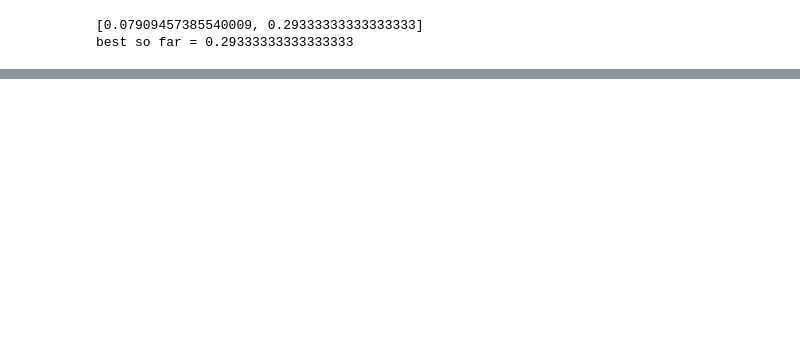
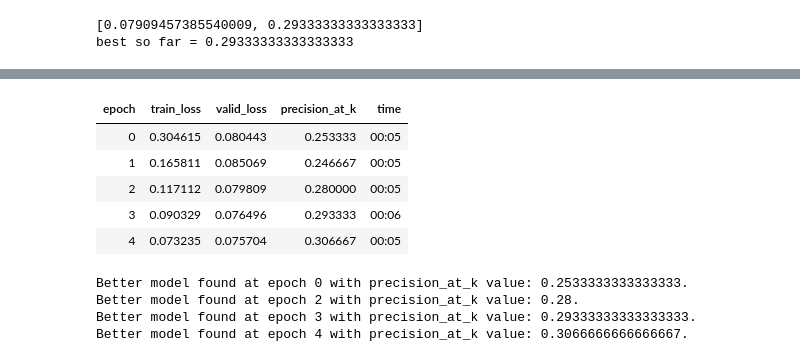
Before and after one commit to debjyotiSRoy/xcube, a Jupyter notebook: nbs/18_tutorial.train_mimic3.ipynb, the cells around one changed output, grey strips where cells are left out. Drawn from its saved outputs; the diff is of its cells as text; code cells hidden in the pictures; blank space fills up the shorter version.

```diff
--- a/nbs/18_tutorial.train_mimic3.ipynb
+++ b/nbs/18_tutorial.train_mimic3.ipynb
@@ -817,0 +847,13 @@ best so far = 0.29333333333333333
+# %%
+learn_r.fit_one_cycle(5, lr_max=0.13182567358016967, moms=(0.8,0.7,0.8), wd=0.1)
+# %% [output]
+| epoch | train_loss | valid_loss | precision_at_k | time |
+| 0 | 0.304615 | 0.080443 | 0.253333 | 00:05 |
+| 1 | 0.165811 | 0.085069 | 0.246667 | 00:05 |
+| 2 | 0.117112 | 0.079809 | 0.280000 | 00:05 |
+| 3 | 0.090329 | 0.076496 | 0.293333 | 00:06 |
+| 4 | 0.073235 | 0.075704 | 0.306667 | 00:05 |
+Better model found at epoch 0 with precision_at_k value: 0.2533333333333333.
+Better model found at epoch 2 with precision_at_k value: 0.28.
+Better model found at epoch 3 with precision_at_k value: 0.29333333333333333.
+Better model found at epoch 4 with precision_at_k value: 0.3066666666666667.
```
Also changed, not shown: parts of 67 cells of this notebook, 5 other files.
